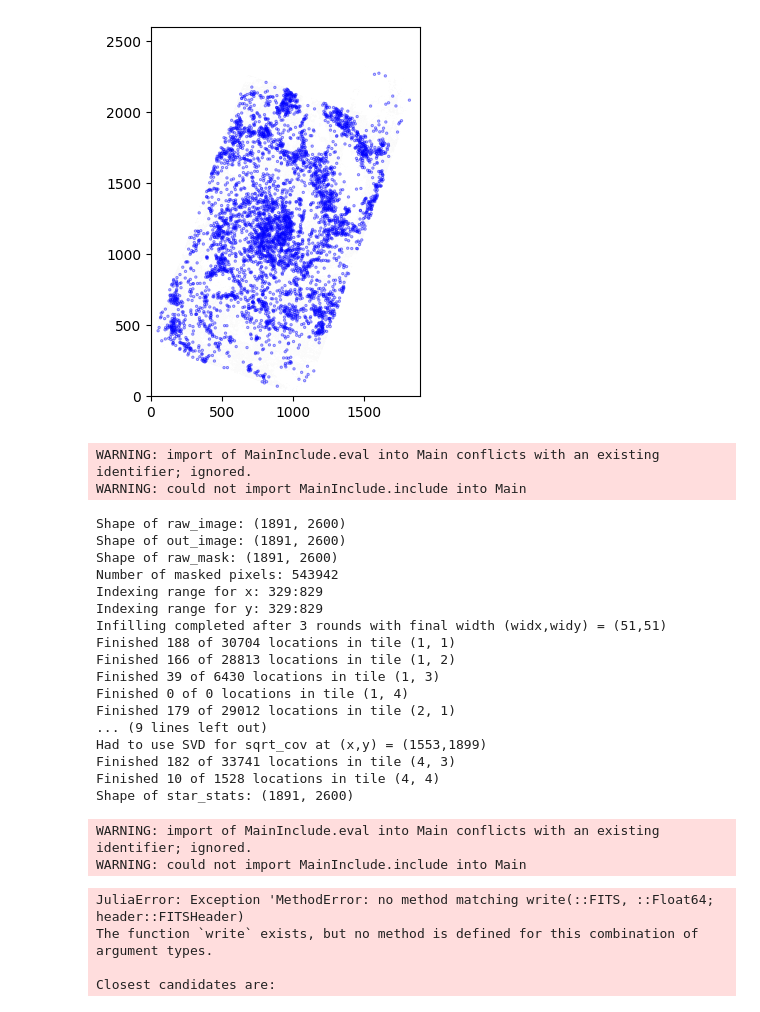
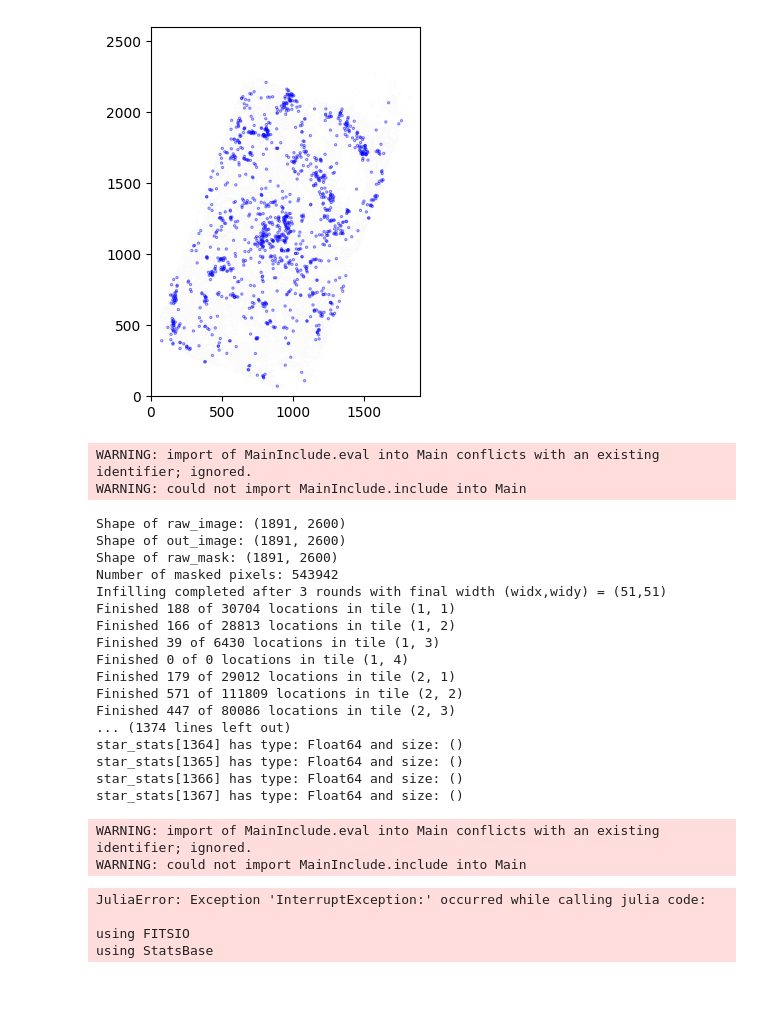
Before and after one commit to JHoffmann12/PHANGSDustFill, a Jupyter notebook: Identification/point_source_removal.ipynb, the cells around one changed output. Cells and saved outputs as stored; diff of their text form; code cells hidden in the pictures.

```diff
--- a/Identification/point_source_removal.ipynb
+++ b/Identification/point_source_removal.ipynb
@@ -11,7 +11,7 @@ from photutils.aperture import CircularAperture
 
 
 
-tf = 5.0
+tf = 15.0
 
 original_image_path = r"/Users/jakehoffmann/Documents/JHU_Research/FilPHANGS_Main/ngc0628_F770W/CDD/ngc0628_F770W_JWST_Emission_starsub_CDDss0016pc.fits"
 with fits.open(original_image_path) as hdul:
@@ -33,7 +33,7 @@ apertures.plot(color='blue', lw=1.5, alpha=0.5)
 plt.show()
 
 # Save the figure as a FITS file
-save_path = r"/Users/jakehoffmann/Documents/JHU_Research/FilPHANGS_Main/ngc0628_F770W_JWST_Emission_starsub_CDDss0016pc_CDD_Sources.fits"
+save_path = r"/Users/jakehoffmann/Documents/JHU_Research/FilPHANGS_Main/ngc0628_F770W_JWST_Emission_starsub_Original.fits"
 
 # Create a blank mask (same shape as the image data)
 mask = np.zeros_like(data, dtype=int)
@@ -42,34 +42,34 @@ mask = np.zeros_like(data, dtype=int)
 for pos in positions:
     aperture = CircularAperture(pos, r=7.0)  # Create aperture for each position
     aperture_mask = aperture.to_mask(method='center')  # Create a mask for each aperture
 
     # Get the shape of the aperture mask
     aperture_shape = aperture_mask.data.shape
 
     # The aperture is centered on the position of the source
     y_center, x_center = int(pos[1]), int(pos[0])  # Get position of centroid
 
     # Ensure that the indices are within the bounds of the image
     y_min = max(0, y_center - aperture_shape[0] // 2)
     y_max = min(mask.shape[0], y_center + aperture_shape[0] // 2)
     x_min = max(0, x_center - aperture_shape[1] // 2)
     x_max = min(mask.shape[1], x_center + aperture_shape[1] // 2)
 
     # Place the aperture mask on the correct part of the full mask
     mask[y_min:y_max, x_min:x_max] = np.maximum(
         mask[y_min:y_max, x_min:x_max],
         aperture_mask.data[
             aperture_shape[0] // 2 - (y_center - y_min):aperture_shape[0] // 2 + (y_max - y_center),
             aperture_shape[1] // 2 - (x_center - x_min):aperture_shape[1] // 2 + (x_max - x_center)
         ].astype(int)
     )
 
 # Check the mask output
 # Save the mask as a FITS file
 hdu = fits.PrimaryHDU(mask, header=header)
 hdu.writeto(save_path, overwrite=True)
 # %% [output]
-[figure, old version]
+[figure, new version]
 # %%
 from julia.api import Julia
 julia = Julia(compiled_modules=False)
@@ -114,22 +114,20 @@ out_image[bimage] .= 0
 # Count the masked pixels
 println("Number of masked pixels: ", count(bimage))
 
-# Display the region around (cenx, ceny)
-cenx = 579
-ceny = 579
-dv = 250
-println("Indexing range for x: ", (cenx-dv), ":", (cenx+dv))
-println("Indexing range for y: ", (ceny-dv), ":", (ceny+dv))
-vmin, vmax = quantile(out_image[(cenx-dv):(cenx+dv), (ceny-dv):(ceny+dv)], [0.02, 0.99])
+# Assuming proc_continuous is defined elsewhere:
+star_stats = proc_continuous(out_image, bimage, Np=Np, tilex=4, ftype=64, widx=129, seed=2022, ndraw=0);
 
-# Assuming proc_continuous is defined elsewhere:
-star_stats = proc_continuous(out_image, bimage, Np=Np, tilex=4, ftype=64, widx=129, seed=2022, ndraw=0)
-println("Shape of star_stats: ", size(star_stats))
+# Debug: Check the structure of star_stats
+if isa(star_stats, Tuple)
+    println("star_stats is a tuple with length: ", length(star_stats))
+    for i in 1:length(star_stats)
+        println("star_stats[$i] has type: ", typeof(star_stats[i]), " and size: ", size(star_stats[i]))
+    end
+else
+    println("star_stats is not a tuple. It has type: ", typeof(star_stats))
+end
 
 # Save the outputs to files instead of displaying
-using FITSIO
-
-
 # Save the mean infill result
 f = FITSIO.FITS("mean_infill.fits", "w");
 FITSIO.write(f, star_stats[1]; header=header)
@@ -149,22 +147,22 @@ Shape of raw_image: (1891, 2600)
 Shape of out_image: (1891, 2600)
 Shape of raw_mask: (1891, 2600)
 Number of masked pixels: 543942
-Indexing range for x: 329:829
-Indexing range for y: 329:829
 Infilling completed after 3 rounds with final width (widx,widy) = (51,51)
 Finished 188 of 30704 locations in tile (1, 1)
 Finished 166 of 28813 locations in tile (1, 2)
 Finished 39 of 6430 locations in tile (1, 3)
 Finished 0 of 0 locations in tile (1, 4)
 Finished 179 of 29012 locations in tile (2, 1)
-... (9 lines left out)
-Had to use SVD for sqrt_cov at (x,y) = (1553,1899)
-Finished 182 of 33741 locations in tile (4, 3)
-Finished 10 of 1528 locations in tile (4, 4)
-Shape of star_stats: (1891, 2600)
+Finished 571 of 111809 locations in tile (2, 2)
+Finished 447 of 80086 locations in tile (2, 3)
+... (1374 lines left out)
+star_stats[1364] has type: Float64 and size: ()
+star_stats[1365] has type: Float64 and size: ()
+star_stats[1366] has type: Float64 and size: ()
+star_stats[1367] has type: Float64 and size: ()
 WARNING: import of MainInclude.eval into Main conflicts with an existing identifier; ignored.
 WARNING: could not import MainInclude.include into Main
-JuliaError: Exception 'MethodError: no method matching write(::FITS, ::Float64; header::FITSHeader)
-The function `write` exists, but no method is defined for this combination of argument types.
+JuliaError: Exception 'InterruptException:' occurred while calling julia code:
 
-Closest candidates are:
+using FITSIO
+using StatsBase
```
